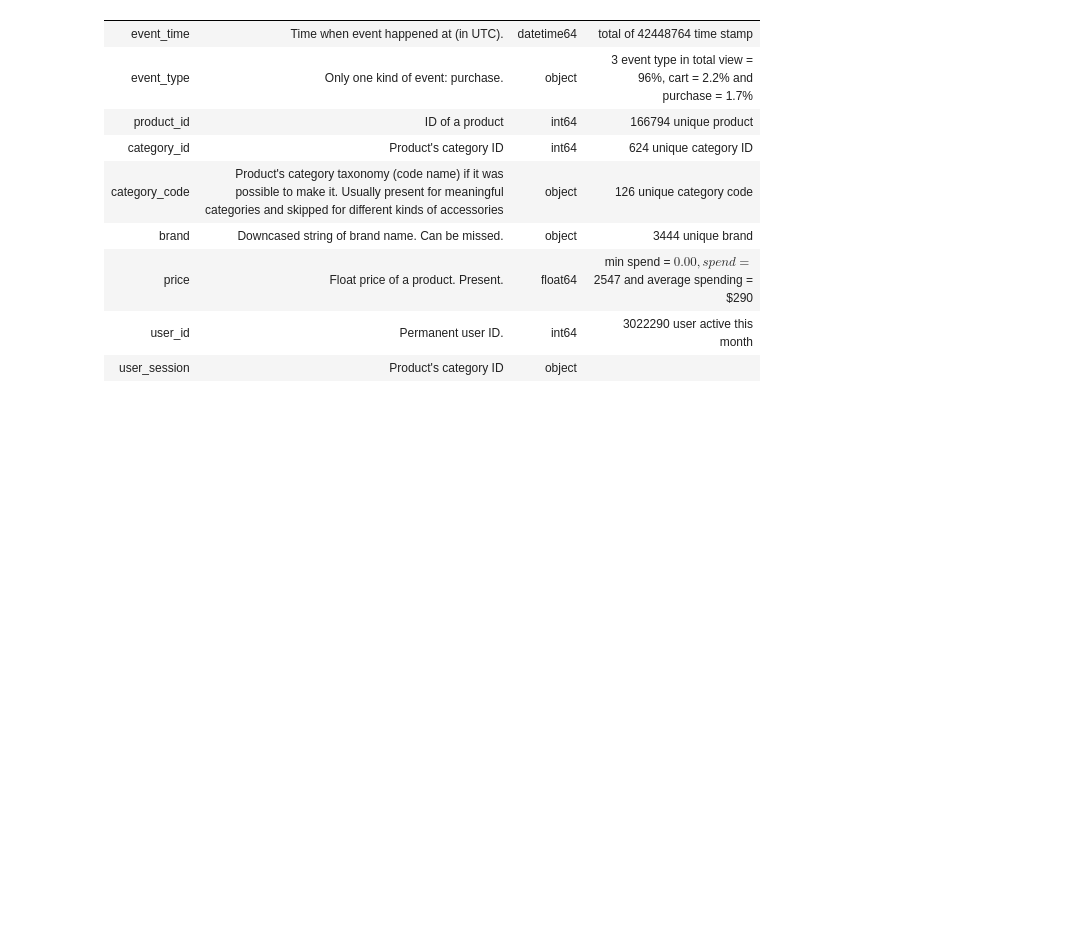
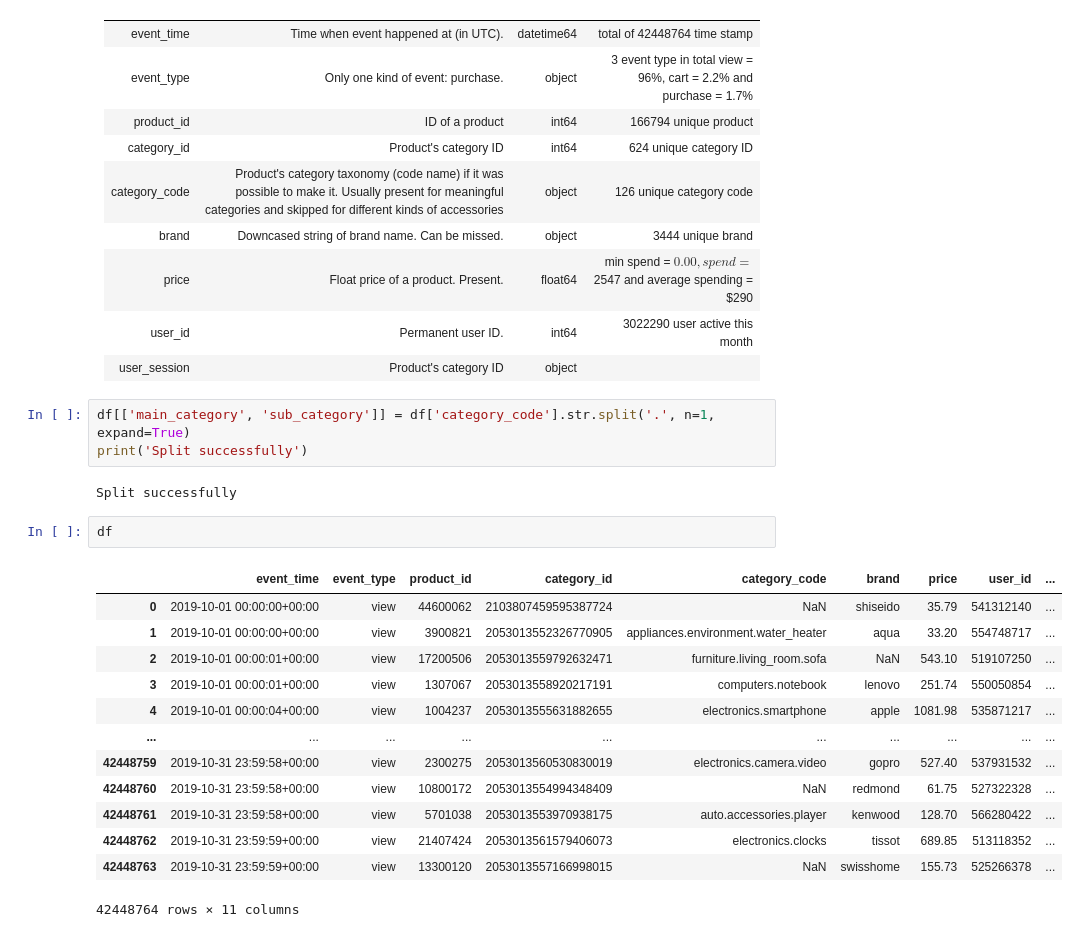
Before and after one commit to Esorte/ICCS361Project1, a Jupyter notebook: EDA/EDA.ipynb, the cells around one changed output. Drawn from its saved outputs; the diff is of its cells as text; blank space fills up the shorter version.

```diff
--- a/EDA/EDA.ipynb
+++ b/EDA/EDA.ipynb
@@ -152,3 +152,24 @@ Summary of DATA:
 | price     | Float price of a product. Present.                                                                                                                               | float64    |  min spend = $0.00, spend = $2547 and average spending = $290   |
 | user_id| Permanent user ID.                                                                                                                                                  | int64    | 3022290 user active this month   |
 | user_session | Product's category ID                                                                                                                                         | object    |    |
+# %%
+df[['main_category', 'sub_category']] = df['category_code'].str.split('.', n=1, expand=True)
+print('Split successfully')
+# %% [output]
+Split successfully
+# %%
+df
+# %% [output]
+|  | event_time | event_type | product_id | category_id | category_code | brand | price | user_id | ... |
+| 0 | 2019-10-01 00:00:00+00:00 | view | 44600062 | 2103807459595387724 | NaN | shiseido | 35.79 | 541312140 | ... |
+| 1 | 2019-10-01 00:00:00+00:00 | view | 3900821 | 2053013552326770905 | appliances.environment.water_heater | aqua | 33.20 | 554748717 | ... |
+| 2 | 2019-10-01 00:00:01+00:00 | view | 17200506 | 2053013559792632471 | furniture.living_room.sofa | NaN | 543.10 | 519107250 | ... |
+| 3 | 2019-10-01 00:00:01+00:00 | view | 1307067 | 2053013558920217191 | computers.notebook | lenovo | 251.74 | 550050854 | ... |
+| 4 | 2019-10-01 00:00:04+00:00 | view | 1004237 | 2053013555631882655 | electronics.smartphone | apple | 1081.98 | 535871217 | ... |
+| ... | ... | ... | ... | ... | ... | ... | ... | ... | ... |
+| 42448759 | 2019-10-31 23:59:58+00:00 | view | 2300275 | 2053013560530830019 | electronics.camera.video | gopro | 527.40 | 537931532 | ... |
+| 42448760 | 2019-10-31 23:59:58+00:00 | view | 10800172 | 2053013554994348409 | NaN | redmond | 61.75 | 527322328 | ... |
+| 42448761 | 2019-10-31 23:59:58+00:00 | view | 5701038 | 2053013553970938175 | auto.accessories.player | kenwood | 128.70 | 566280422 | ... |
+| 42448762 | 2019-10-31 23:59:59+00:00 | view | 21407424 | 2053013561579406073 | electronics.clocks | tissot | 689.85 | 513118352 | ... |
+| 42448763 | 2019-10-31 23:59:59+00:00 | view | 13300120 | 2053013557166998015 | NaN | swisshome | 155.73 | 525266378 | ... |
+42448764 rows × 11 columns
```
Also changed, not shown: parts of 4 cells of this notebook.
